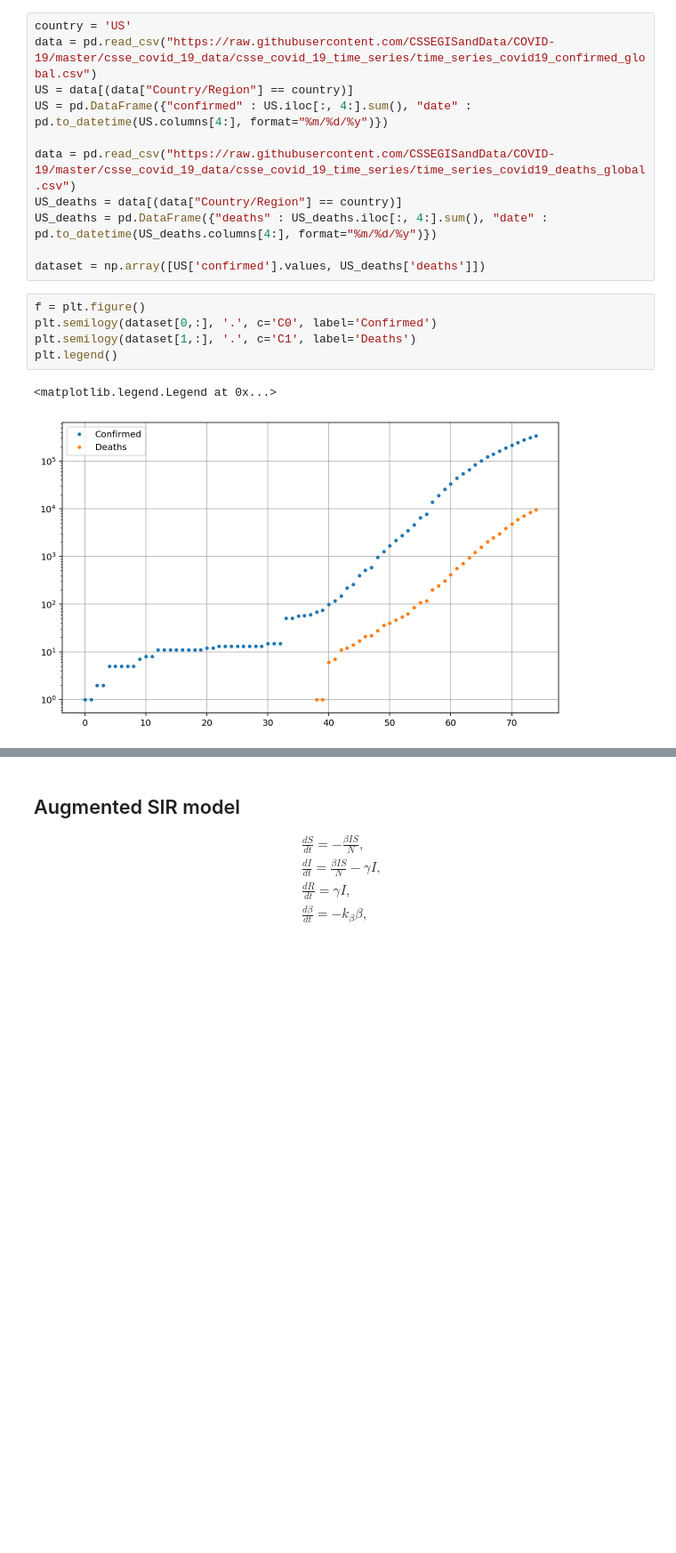
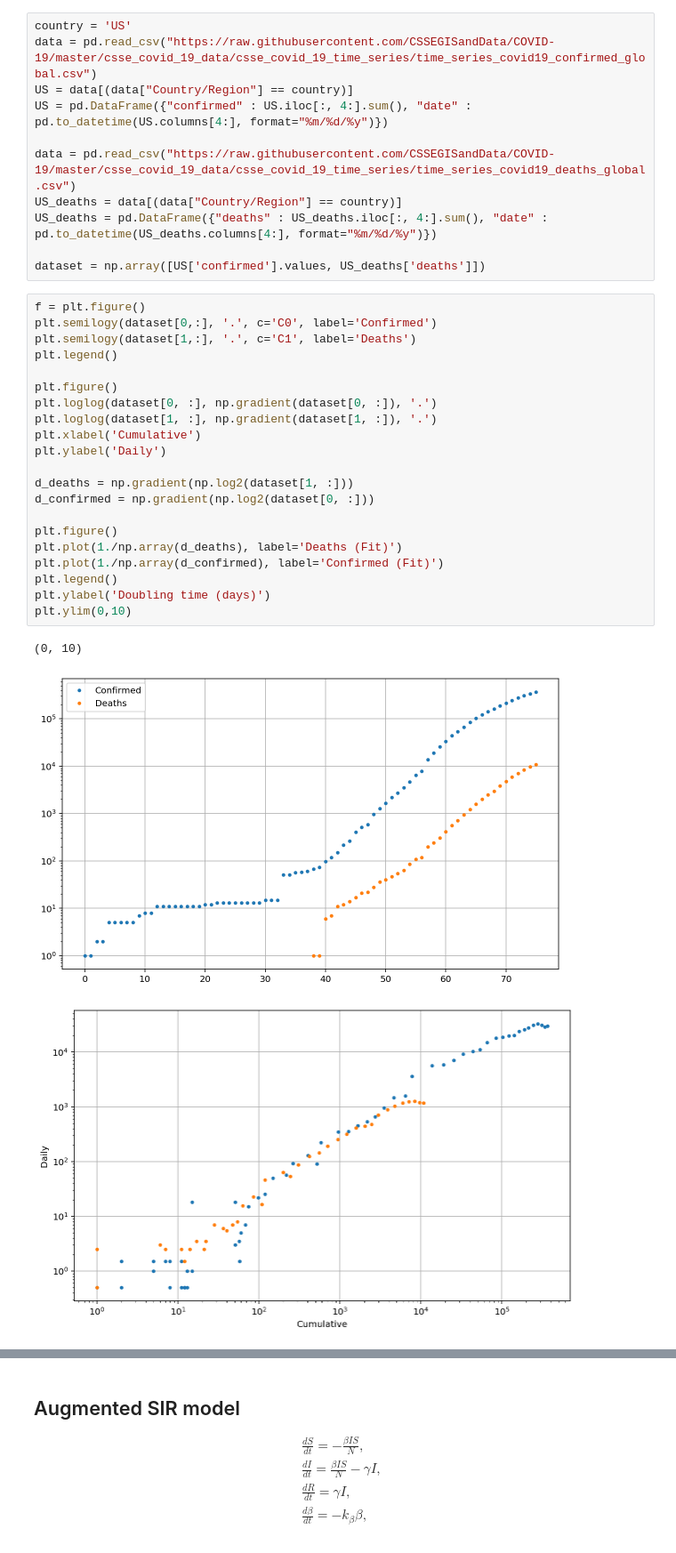
Before and after one commit to jonnydyer/covid-model, a Jupyter notebook: EnKF_US.ipynb, the cells around one changed output, grey strips where cells are left out. Shown at 89% size. Drawn from its saved outputs; the diff is of its cells as text; blank space fills up the shorter version.

```diff
--- a/EnKF_US.ipynb
+++ b/EnKF_US.ipynb
@@ -28,11 +26,28 @@ US_deaths = data[(data["Country/Region"] == country)]
 US_deaths = pd.DataFrame({"deaths" : US_deaths.iloc[:, 4:].sum(), "date" : pd.to_datetime(US_deaths.columns[4:], format="%m/%d/%y")})
 
 dataset = np.array([US['confirmed'].values, US_deaths['deaths']])
-# %%
-f = plt.figure()
-plt.semilogy(dataset[0,:], '.', c='C0', label='Confirmed')
-plt.semilogy(dataset[1,:], '.', c='C1', label='Deaths')
-plt.legend()
-# %% [output]
-<matplotlib.legend.Legend at 0x...>
-[figure, removed]
+# %%
+f = plt.figure()
+plt.semilogy(dataset[0,:], '.', c='C0', label='Confirmed')
+plt.semilogy(dataset[1,:], '.', c='C1', label='Deaths')
+plt.legend()
+
+plt.figure()
+plt.loglog(dataset[0, :], np.gradient(dataset[0, :]), '.')
+plt.loglog(dataset[1, :], np.gradient(dataset[1, :]), '.')
+plt.xlabel('Cumulative')
+plt.ylabel('Daily')
+
+d_deaths = np.gradient(np.log2(dataset[1, :]))
+d_confirmed = np.gradient(np.log2(dataset[0, :]))
+
+plt.figure()
+plt.plot(1./np.array(d_deaths), label='Deaths (Fit)')
+plt.plot(1./np.array(d_confirmed), label='Confirmed (Fit)')
+plt.legend()
+plt.ylabel('Doubling time (days)')
+plt.ylim(0,10)
+# %% [output]
+(0, 10)
+[figure, added]
+[figure, added]
```
Also changed, not shown: parts of 4 cells of this notebook.
